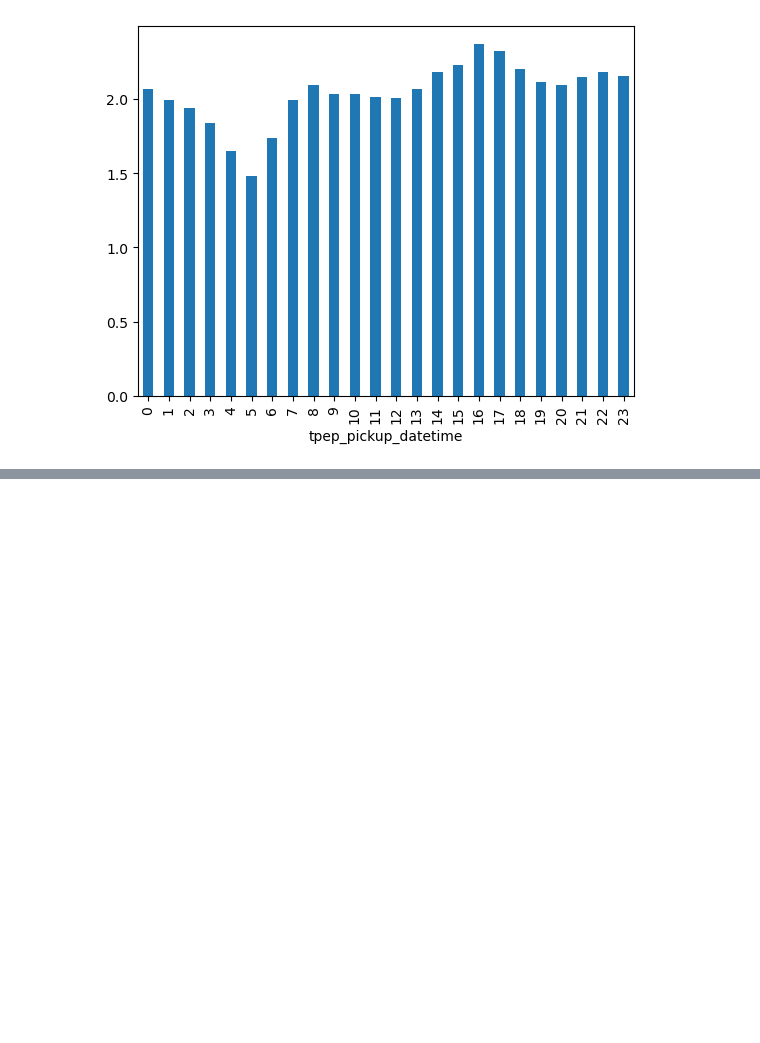
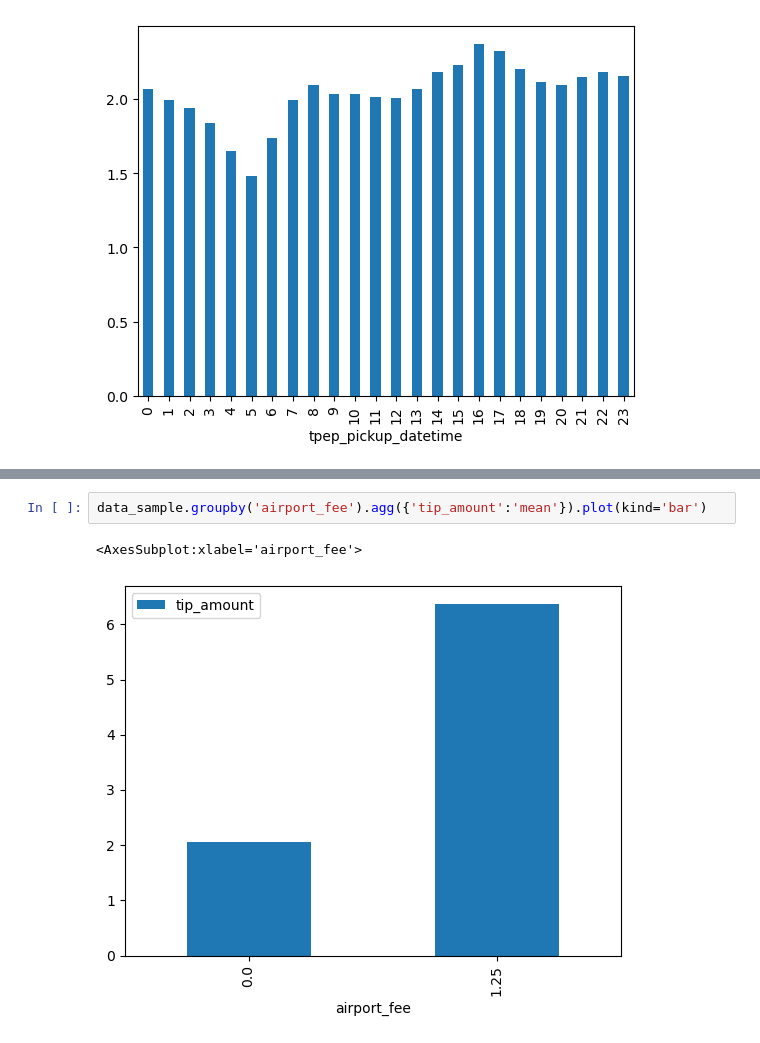
Before and after one commit to MixGolem0430/uber_research, a Jupyter notebook: linear_regression.ipynb, the cells around one changed output, grey strips where cells are left out. Cells and saved outputs as stored; diff of their text form; blank space fills up the shorter version.

```diff
--- a/linear_regression.ipynb
+++ b/linear_regression.ipynb
@@ -91,0 +104,5 @@ data_sample.groupby(data_sample.tpep_pickup_datetime.dt.hour).agg({'tip_amount':
+# %%
+data_sample.groupby('airport_fee').agg({'tip_amount':'mean'}).plot(kind='bar')
+# %% [output]
+<AxesSubplot:xlabel='airport_fee'>
+[figure, added]
```
Also changed, not shown: parts of 20 cells of this notebook.
